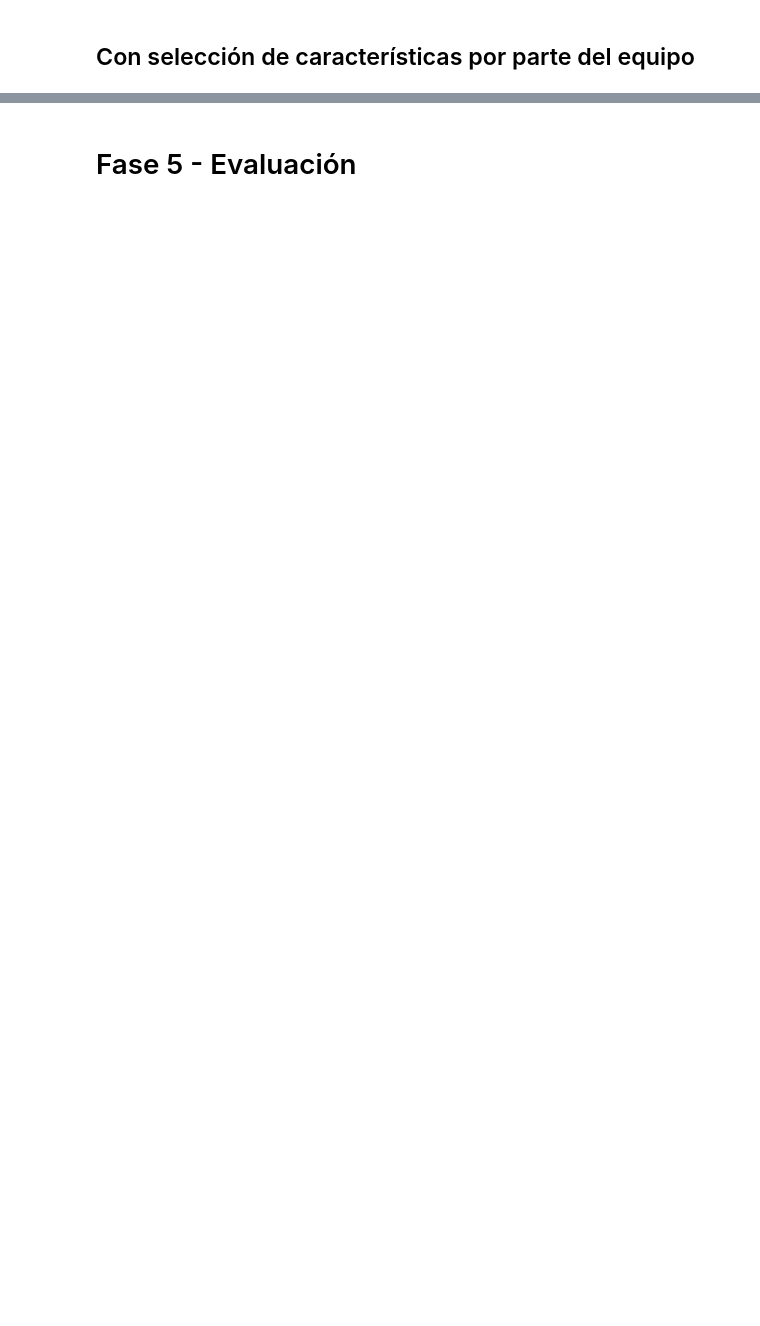
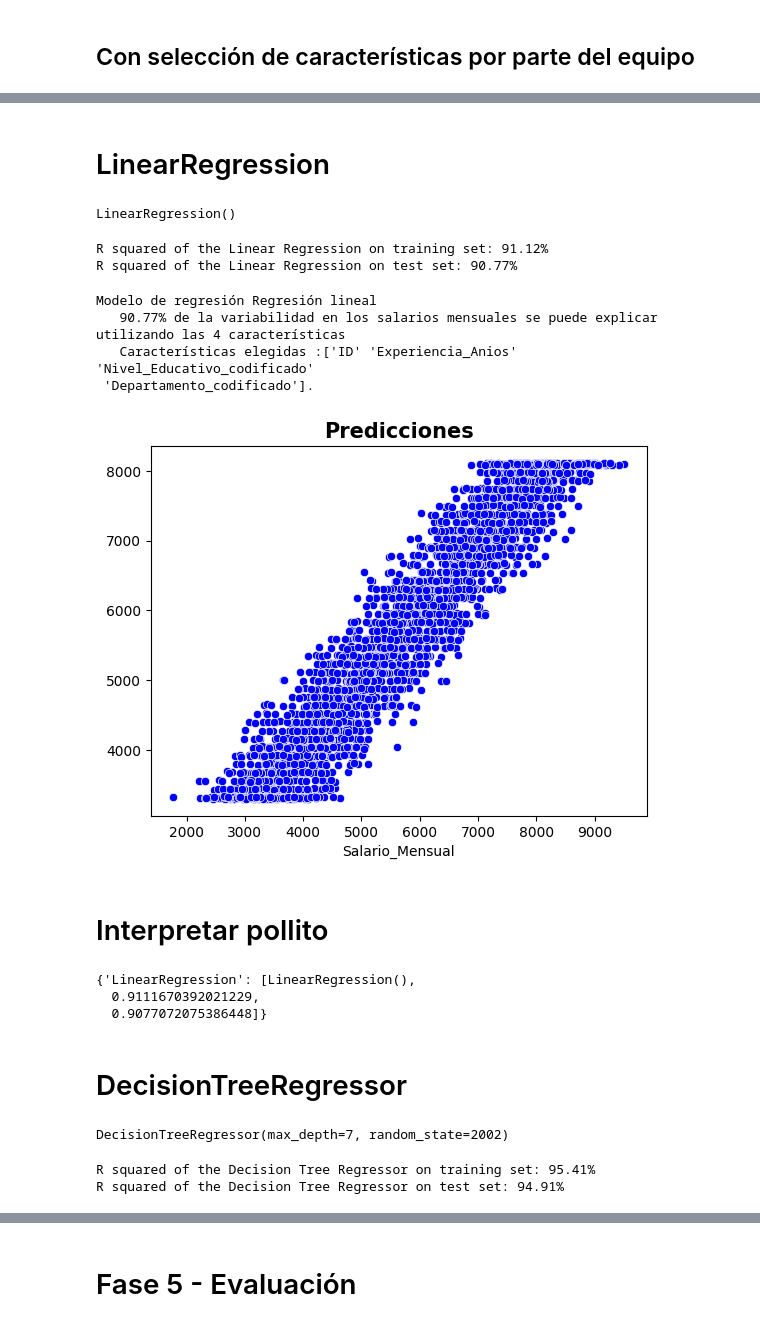
Before and after one commit to kotonitro/Inteligencia_Artificial_UBB, a Jupyter notebook: Certamen_2/620454_Base_E2_Regresion.ipynb, the cells around one changed output, grey strips where cells are left out. Saved outputs shown, nothing was run; the diff lists cells and outputs as text; code cells hidden in the pictures; blank space fills up the shorter version.

```diff
--- a/Certamen_2/620454_Base_E2_Regresion.ipynb
+++ b/Certamen_2/620454_Base_E2_Regresion.ipynb
@@ -513,4 +548,15 @@ history
 # %%
 # POR COMPLETAR
 # Vamos a trabajar con las caracteristicas de experiencia años, nivel educativo y departamento.
+# Elimina las columnas especificadas del DataFrame
+Xmod = data_final.drop([
+    "Salario_Mensual",
+    "Edad",
+    "Horas_Entrenamiento_Mensual",
+    "Satisfaccion_Laboral_codificado",
+    "Remoto_codificado"
+], axis=1)
+
+# Mostramos las primeras filas del nuevo DataFrame
+Xmod.head()
 # la razón es que son en nuestra opinion las variables que más influyen en el salario mensual.
@@ -516,0 +570,3 @@ history
+# %%
+Ymod = data_final["Salario_Mensual"]
+Ymod.head()
@@ -516,0 +581,5 @@ history
+# %%
+# Separación en data de entrenamiento y test,
+Xmod_train, Xmod_test, Ymod_train, Ymod_test = train_test_split(Xmod, Ymod, test_size=0.3, random_state=2003)
+# %% [markdown]
+# LinearRegression
@@ -516,0 +591,54 @@ history
+# %%
+# Creación del modelo
+linregmod = LinearRegression()
+# Entrenamiento del modelo
+linregmod.fit(Xmod_train, Ymod_train)
+# %% [output]
+LinearRegression()
+# %%
+# Evaluación del modelo
+print("R squared of the Linear Regression on training set: {:.2%}".format(linregmod.score(Xmod_train, Ymod_train)))
+print("R squared of the Linear Regression on test set: {:.2%}".format(linregmod.score(Xmod_test, Ymod_test)))
+# %% [output]
+R squared of the Linear Regression on training set: 91.12%
+R squared of the Linear Regression on test set: 90.77%
+# %%
+# Interpretación en el negocio
+print(interpretacion("Regresión lineal", Xmod_train.columns, linregmod.score(Xmod_test, Ymod_test)))
+# %% [output]
+Modelo de regresión Regresión lineal
+   90.77% de la variabilidad en los salarios mensuales se puede explicar utilizando las 4 características
+   Características elegidas :['ID' 'Experiencia_Anios' 'Nivel_Educativo_codificado'
+ 'Departamento_codificado'].
+# %%
+# Realiza predicciones
+Ymod_pred = linregmod.predict(Xmod_test)
+sb.scatterplot(x=Ymod_test , y=Ymod_pred, color="blue")
+plt.title("Predicciones", fontsize=15, fontweight="bold");
+# %% [output]
+[figure, added]
+# %% [markdown]
+# Interpretar pollito
+# %%
+historymod = {"LinearRegression" : [linregmod, linregmod.score(Xmod_train, Ymod_train), linregmod.score(Xmod_test, Ymod_test)]}
+historymod
+# %% [output]
+{'LinearRegression': [LinearRegression(),
+  0.9111670392021229,
+  0.9077072075386448]}
+# %% [markdown]
+# DecisionTreeRegressor
+# %%
+# Creación del modelo,
+model_treemod = DecisionTreeRegressor(max_depth=7,random_state=2002)
+# Entrenamiento del modelo,
+model_treemod.fit(Xmod_train, Ymod_train)
+# %% [output]
+DecisionTreeRegressor(max_depth=7, random_state=2002)
+# %%
+# Evaluación del modelo,
+print("R squared of the Decision Tree Regressor on training set: {:.2%}".format(model_treemod.score(Xmod_train, Ymod_train)))
+print("R squared of the Decision Tree Regressor on test set: {:.2%}".format(model_treemod.score(Xmod_test, Ymod_test)))
+# %% [output]
+R squared of the Decision Tree Regressor on training set: 95.41%
+R squared of the Decision Tree Regressor on test set: 94.91%
```
Also changed, not shown: parts of 53 cells of this notebook.
